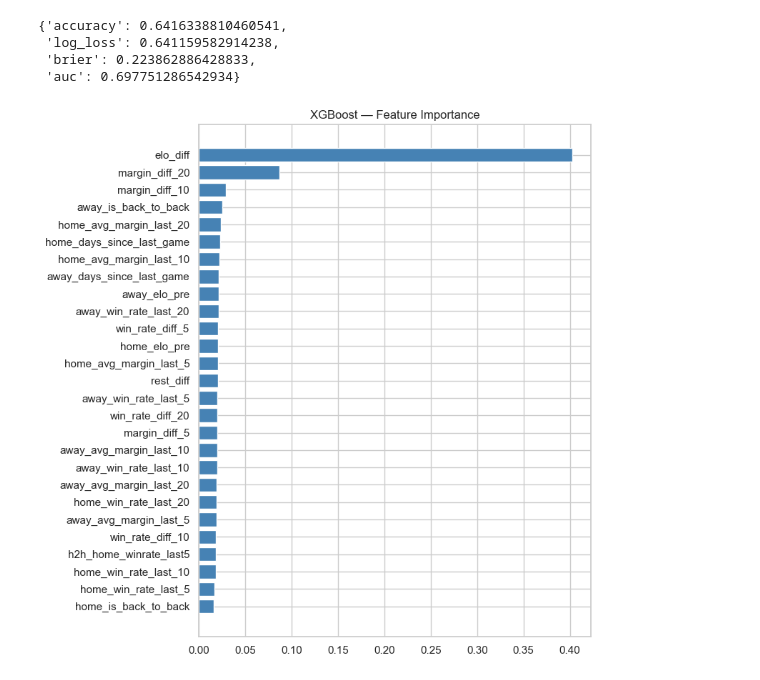
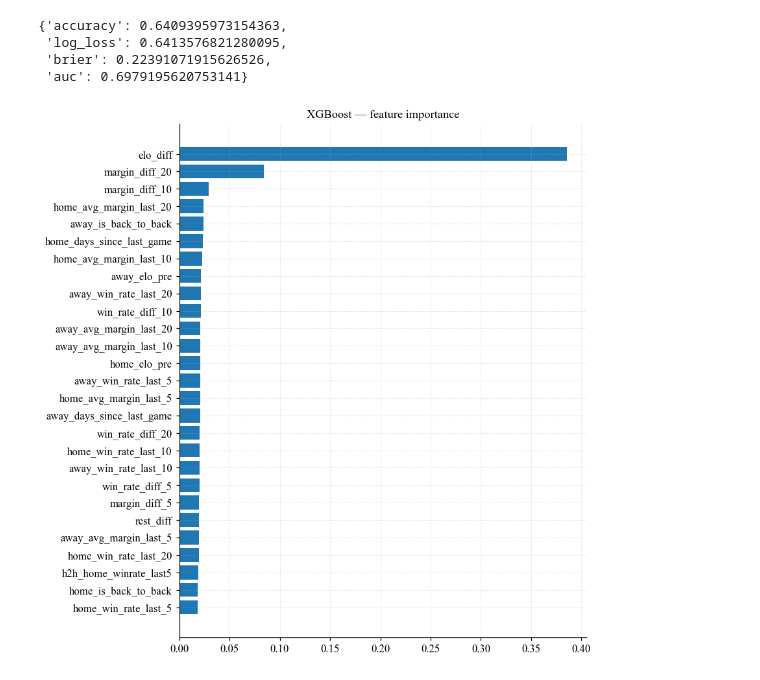
Before and after one commit to klp-data/nba-game-predictor, a Jupyter notebook: notebooks/03_baseline_model.ipynb, the cells around one changed output. Drawn from its saved outputs; the diff is of its cells as text; code cells hidden in the pictures.

```diff
--- a/notebooks/03_baseline_model.ipynb
+++ b/notebooks/03_baseline_model.ipynb
@@ -173,11 +213,11 @@ Gradient-Boosted Trees — der Standard fuer tabellarische Daten. Lernt automati
 # %%
 xgb_model = xgb.XGBClassifier(
-    n_estimators=400,
+    n_estimators=500,
     max_depth=4,
     learning_rate=0.05,
     subsample=0.9,
     colsample_bytree=0.9,
-    eval_metric='logloss',
+    eval_metric="logloss",
     random_state=42,
     n_jobs=-1,
 )
@@ -186,30 +226,32 @@ xgb_model.fit(X_train, y_train, eval_set=[(X_test, y_test)], verbose=False)
 xgb_proba = xgb_model.predict_proba(X_test)[:, 1]
 xgb_pred = (xgb_proba >= 0.5).astype(int)
 
-results['XGBoost'] = {
-    'accuracy': accuracy_score(y_test, xgb_pred),
-    'log_loss': log_loss(y_test, xgb_proba),
-    'brier':    brier_score_loss(y_test, xgb_proba),
-    'auc':      roc_auc_score(y_test, xgb_proba),
+results["XGBoost"] = {
+    "accuracy": accuracy_score(y_test, xgb_pred),
+    "log_loss": log_loss(y_test, xgb_proba),
+    "brier":    brier_score_loss(y_test, xgb_proba),
+    "auc":      roc_auc_score(y_test, xgb_proba),
 }
-results['XGBoost']
+results["XGBoost"]
 # %% [output]
-{'accuracy': 0.6416338810460541,
- 'log_loss': 0.641159582914238,
- 'brier': 0.223862886428833,
- 'auc': 0.697751286542934}
+{'accuracy': 0.6409395973154363,
+ 'log_loss': 0.6413576821280095,
+ 'brier': 0.22391071915626526,
+ 'auc': 0.6979195620753141}
 # %%
-# XGBoost Feature Importance
+# XGBoost feature importance
+DATA_PROCESSED = Path("..") / "data" / "processed"
 importance = pd.DataFrame({
-    'feature': feature_cols,
-    'importance': xgb_model.feature_importances_,
-}).sort_values('importance', ascending=False)
+    "feature": feature_cols,
+    "importance": xgb_model.feature_importances_,
+}).sort_values("importance", ascending=False)
 
 fig, ax = plt.subplots(figsize=(8, 8))
-ax.barh(importance.feature, importance.importance, color='steelblue')
-ax.set_title('XGBoost — Feature Importance')
+ax.barh(importance.feature, importance.importance, color="#1f77b4")
+ax.set_title("XGBoost — feature importance")
 ax.invert_yaxis()
 plt.tight_layout()
+plt.savefig(DATA_PROCESSED / "XGBoost.png", dpi=300, bbox_inches="tight")
 plt.show()
 # %% [output]
-[figure, old version]
+[figure, new version]
```
Also changed, not shown: parts of 39 cells of this notebook.
